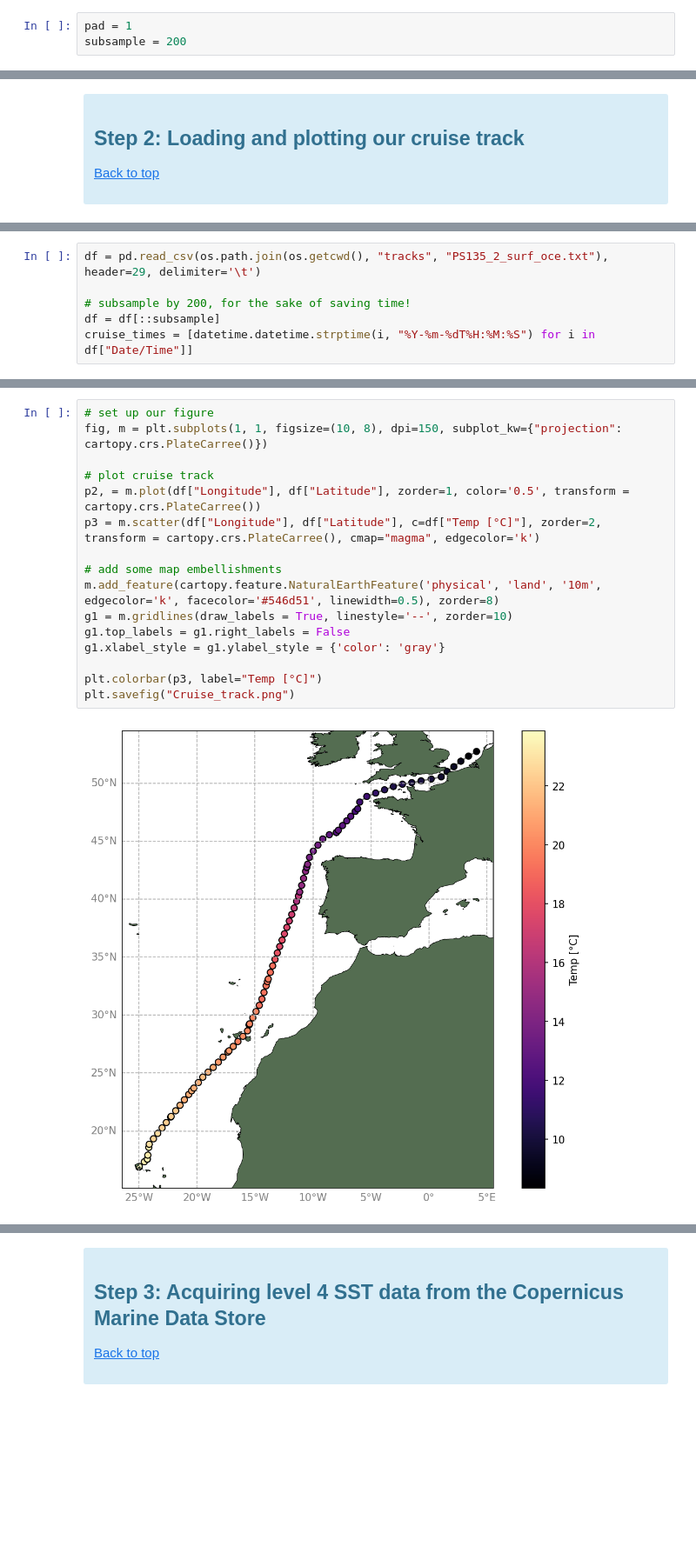
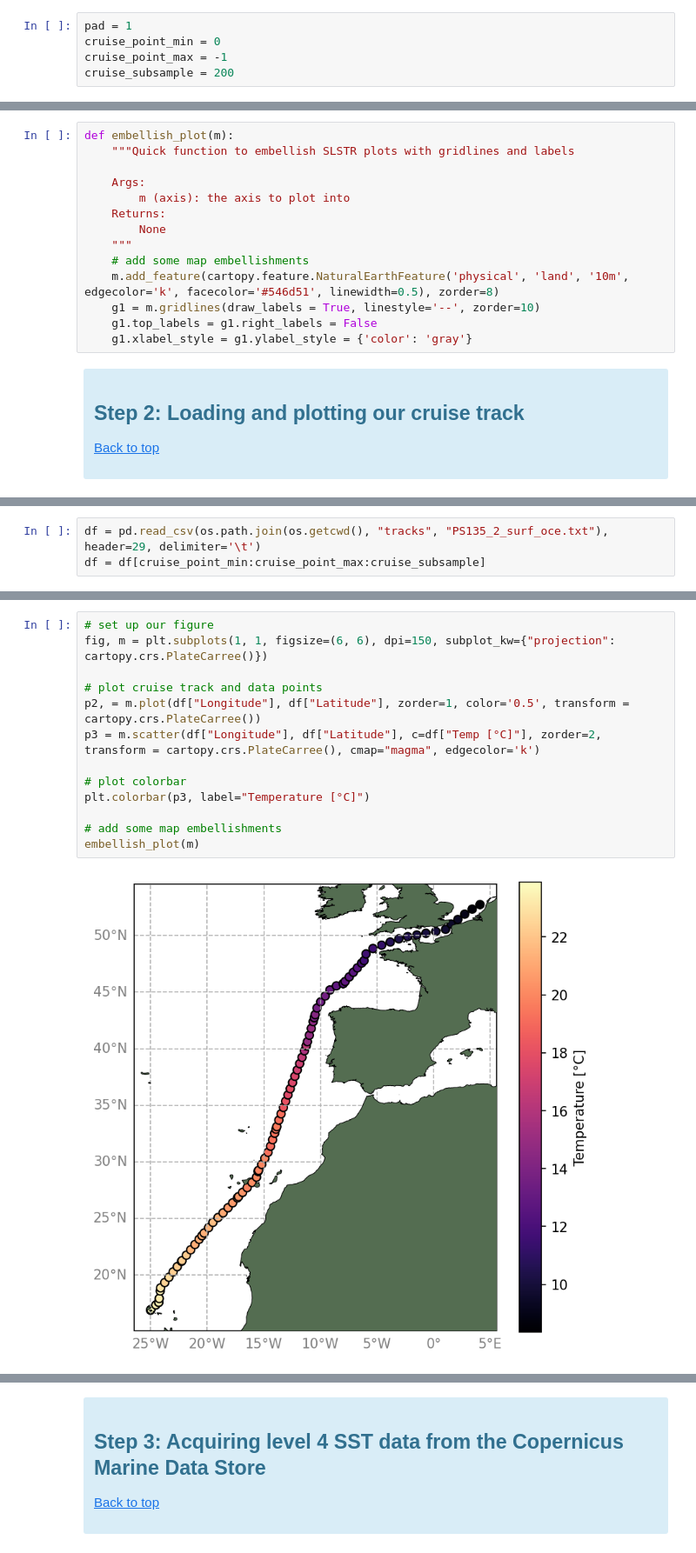
Before and after one commit to eumetsat/sea-surface-temperature-applications, a Jupyter notebook: 2_methodological_approaches/Selection_and_validation/Selecting_exploring_validating_SST_products.ipynb, the cells around one changed output, grey strips where cells are left out. Shown at 87% size. Saved outputs shown, nothing was run; the diff lists cells and outputs as text; blank space fills up the shorter version.

```diff
--- a/2_methodological_approaches/Selection_and_validation/Selecting_exploring_validating_SST_products.ipynb
+++ b/2_methodological_approaches/Selection_and_validation/Selecting_exploring_validating_SST_products.ipynb
@@ -149,3 +139,5 @@ Set some parameters
 # %%
 pad = 1
-subsample = 200
+cruise_point_min = 0
+cruise_point_max = -1
+cruise_subsample = 200
@@ -152,3 +153,17 @@ subsample = 200
+# %%
+def embellish_plot(m):
+    """Quick function to embellish SLSTR plots with gridlines and labels
+
+    Args:
+        m (axis): the axis to plot into
+    Returns:
+        None
+    """
+    # add some map embellishments
+    m.add_feature(cartopy.feature.NaturalEarthFeature('physical', 'land', '10m', edgecolor='k', facecolor='#546d51', linewidth=0.5), zorder=8)
+    g1 = m.gridlines(draw_labels = True, linestyle='--', zorder=10)
+    g1.top_labels = g1.right_labels = False
+    g1.xlabel_style = g1.ylabel_style = {'color': 'gray'}
 # %% [markdown]
 <div class="alert alert-info" role="alert">
 
@@ -164,6 +186,3 @@ Of course, as this is scheduled in the future we don't yet have any data to comp
 # %%
 df = pd.read_csv(os.path.join(os.getcwd(), "tracks", "PS135_2_surf_oce.txt"), header=29, delimiter='\t')
-
-# subsample by 200, for the sake of saving time!
-df = df[::subsample]
-cruise_times = [datetime.datetime.strptime(i, "%Y-%m-%dT%H:%M:%S") for i in df["Date/Time"]]
+df = df[cruise_point_min:cruise_point_max:cruise_subsample]
@@ -170,18 +213,15 @@ cruise_times = [datetime.datetime.strptime(i, "%Y-%m-%dT%H:%M:%S") for i in df["
 # %%
 # set up our figure
-fig, m = plt.subplots(1, 1, figsize=(10, 8), dpi=150, subplot_kw={"projection": cartopy.crs.PlateCarree()})
+fig, m = plt.subplots(1, 1, figsize=(6, 6), dpi=150, subplot_kw={"projection": cartopy.crs.PlateCarree()})
 
-# plot cruise track
+# plot cruise track and data points
 p2, = m.plot(df["Longitude"], df["Latitude"], zorder=1, color='0.5', transform = cartopy.crs.PlateCarree())
 p3 = m.scatter(df["Longitude"], df["Latitude"], c=df["Temp [°C]"], zorder=2, transform = cartopy.crs.PlateCarree(), cmap="magma", edgecolor='k')
 
+# plot colorbar
+plt.colorbar(p3, label="Temperature [°C]")
+
 # add some map embellishments
-m.add_feature(cartopy.feature.NaturalEarthFeature('physical', 'land', '10m', edgecolor='k', facecolor='#546d51', linewidth=0.5), zorder=8)
-g1 = m.gridlines(draw_labels = True, linestyle='--', zorder=10)
-g1.top_labels = g1.right_labels = False
-g1.xlabel_style = g1.ylabel_style = {'color': 'gray'}
-
-plt.colorbar(p3, label="Temp [°C]")
-plt.savefig("Cruise_track.png")
+embellish_plot(m)
 # %% [output]
-[figure, old version]
+[figure, new version]
```
Also changed, not shown: parts of 47 cells of this notebook, 5 other files.
